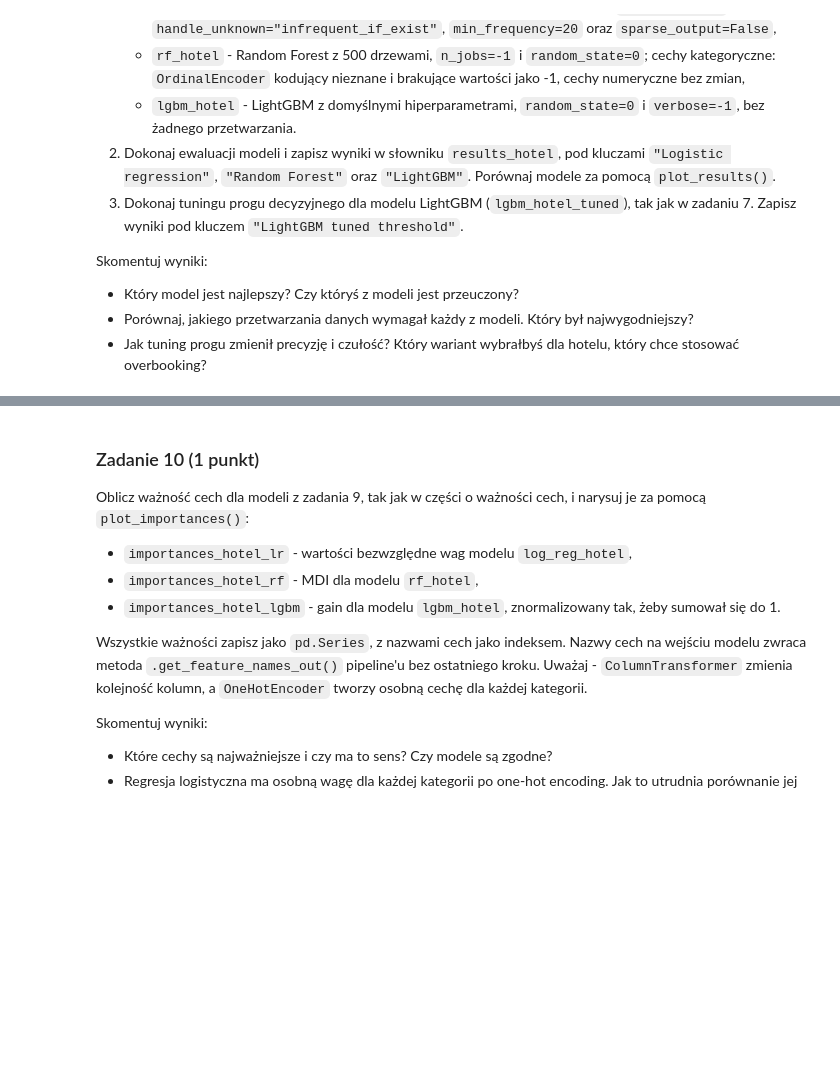
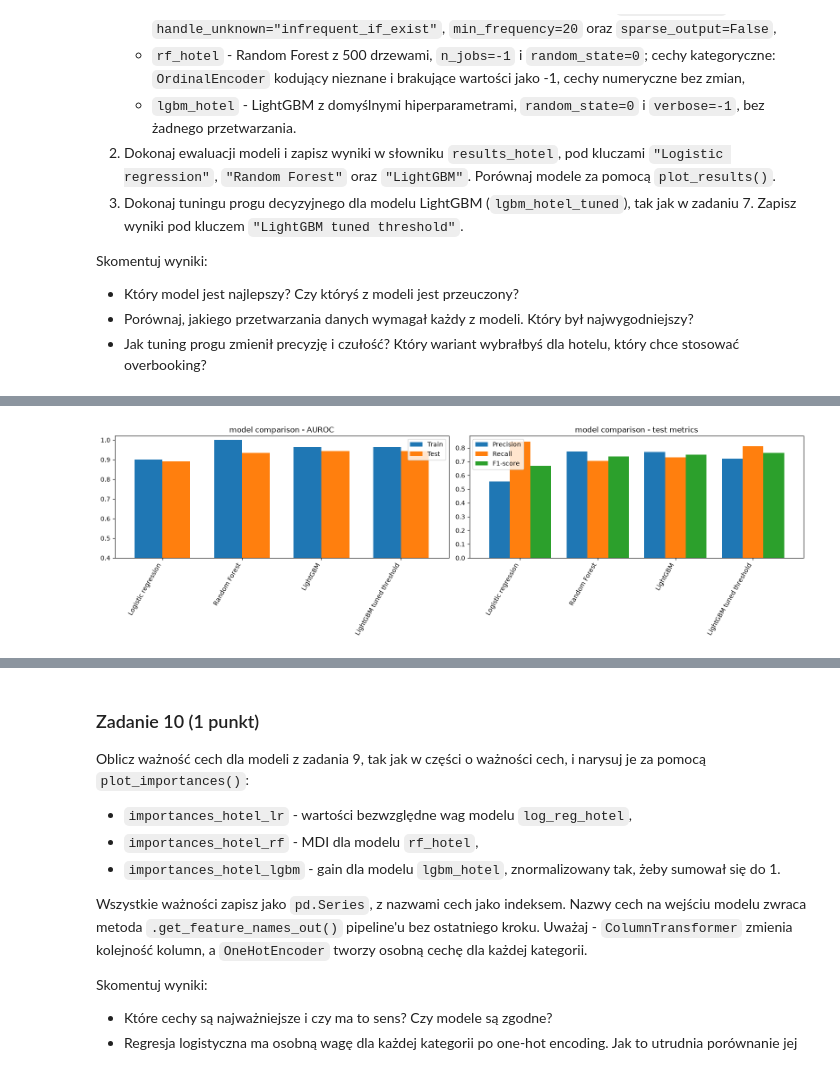
Before and after one commit to MateuszMajta/podstawy-sztucznej-inteligencji, a Jupyter notebook: lab2/lab_2.ipynb, the cells around one changed output, grey strips where cells are left out. Saved outputs shown, nothing was run; the diff lists cells and outputs as text; code cells hidden in the pictures; blank space fills up the shorter version.

```diff
--- a/lab2/lab_2.ipynb
+++ b/lab2/lab_2.ipynb
@@ -1244,5 +1702,8 @@ lgbm_hotel_tuned = ...
 # %%
 # your_code
+plot_results(results_hotel, "model comparison")
+# %% [output]
+[figure, added]
 # %%
 for name in ["Logistic regression", "Random Forest", "LightGBM"]:
     assert results_hotel[name]["test_auroc"] > 0.87
```
Also changed, not shown: parts of 73 cells of this notebook.
